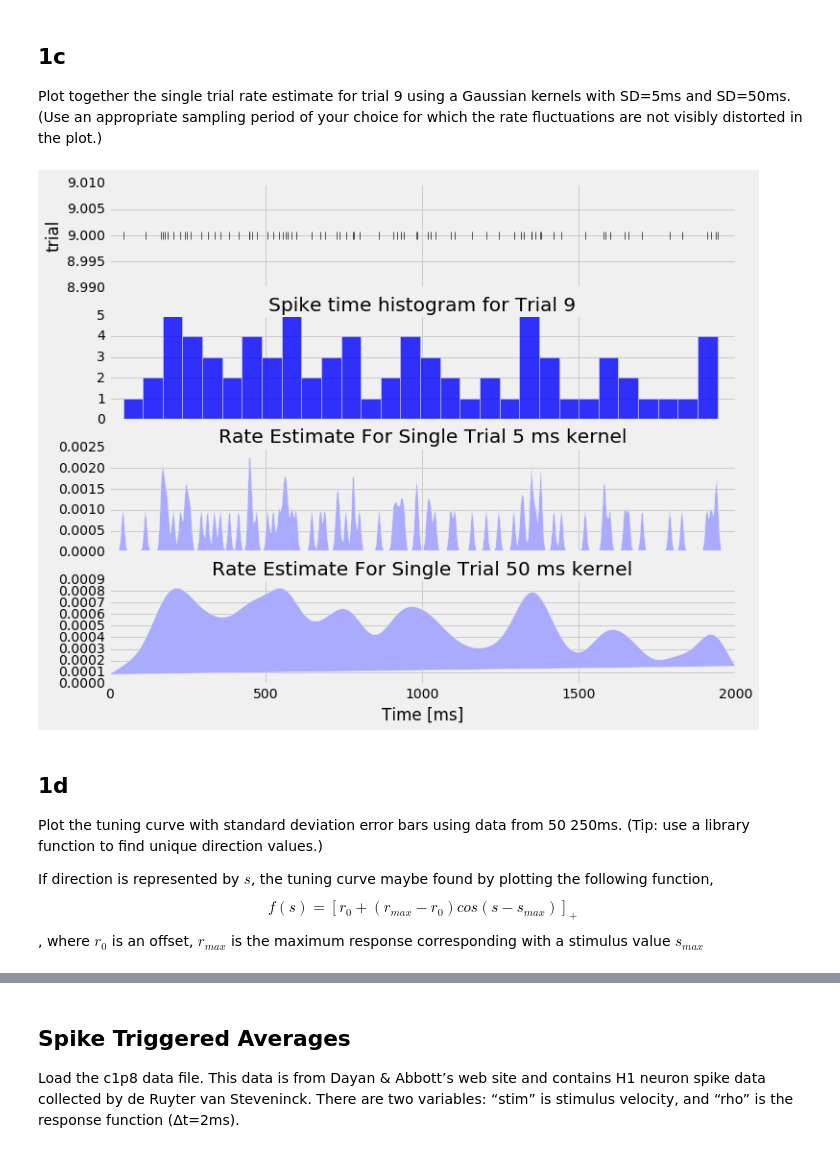
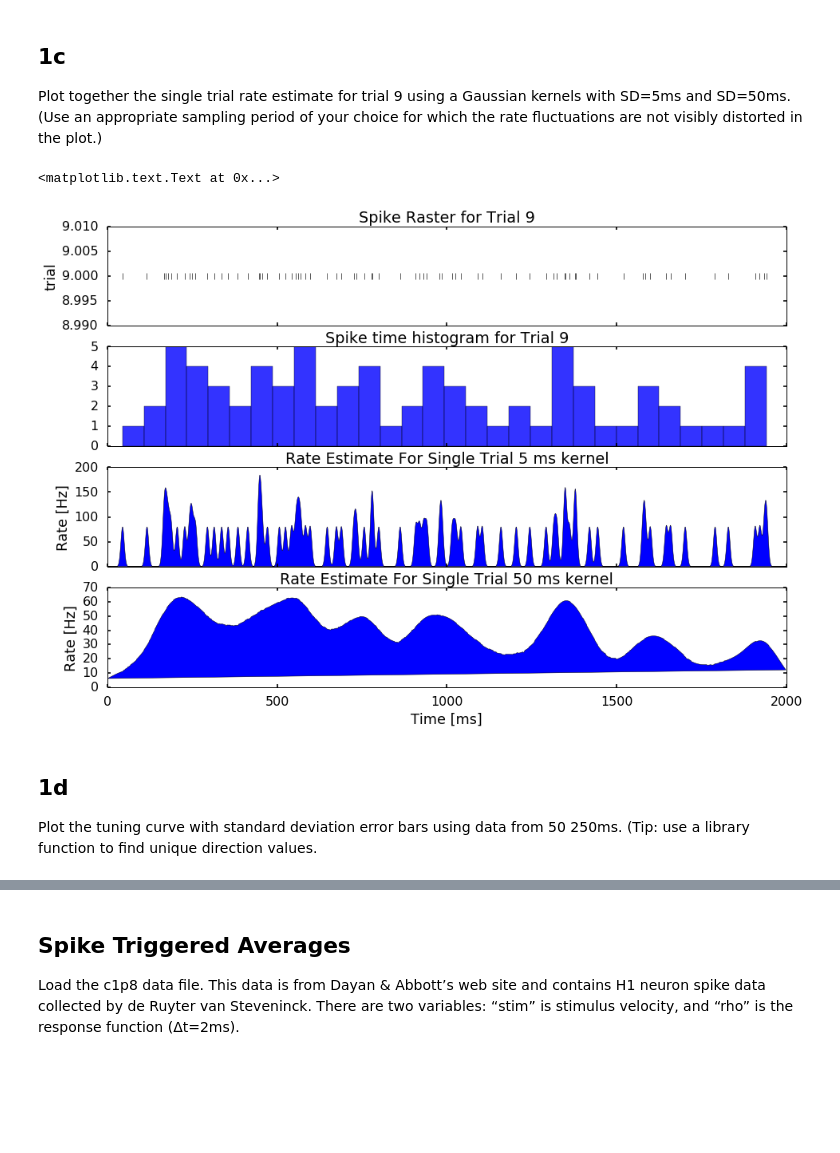
Before and after one commit to prajnak/syde552_neuron_responses, a Jupyter notebook: 20402024_Neuron_Responses_assignment.ipynb, the cells around one changed output, grey strips where cells are left out. Saved outputs shown, nothing was run; the diff lists cells and outputs as text; code cells hidden in the pictures; blank space fills up the shorter version.

```diff
--- a/20402024_Neuron_Responses_assignment.ipynb
+++ b/20402024_Neuron_Responses_assignment.ipynb
@@ -14,7 +17,7 @@ from scipy.stats import norm
 from scipy.stats import describe
 from sklearn.neighbors import KernelDensity
 
-rcParams['figure.figsize'] = 10, 8
+rcParams['figure.figsize'] = 10, 8aa
 rcParams['figure.dpi'] = 300;
-rcParams['lines.linewidth'] = 2.2;
-plt.style.use('fivethirtyeight');
+# rcParams['lines.linewidth'] = 2.2;
+plt.style.use('seaborn-poster');
@@ -84,7 +60,8 @@ for j in range(0, directions.shape[1]):
         dict1 = {'trial': j+1, 'direction': direcn.tolist()[0],
                  'timestamp': sp.tolist()[0]};
         sp_tr_list.append(dict1);
-df = pandas.DataFrame(sp_tr_list, index=np.arange(0, num_rows), columns = df_cols);
+df = pandas.DataFrame(sp_tr_list, index=np.arange(0, num_rows),
+                      columns = df_cols);
 # %% [markdown]
 ## 1b
 Plot the spike raster and multi trial firing rate (5ms bins) for 0° trials.
@@ -133,49 +100,57 @@ Plot together the single trial rate estimate for trial 9 using a Gaussian
 kernels with SD=5ms and SD=50ms. (Use an appropriate sampling period of your choice for which the rate fluctuations are not visibly distorted in the plot.)
 # %%
 t9_df = df[df.trial == 9];
+t9_sptr = np.zeros(2000);
+for ts in t9_df.timestamp.tolist():
+    t9_sptr[int(ts)] = 1;
 
 num_bins2 = 30
 fig1, axx = plt.subplots(4,1, sharex=True)
 fig1.tight_layout();
-t9_df.plot(kind='scatter', ax=axx[0], x='timestamp', y = 'trial', marker='|', alpha=0.8,
-                   s=np.ones(len(t9_df))*60, linewidth=.8, color='k')
+t9_df.plot(kind='scatter', ax=axx[0], x='timestamp', y = 'trial', marker='|',
+           alpha=0.8, s=np.ones(len(t9_df))*60, linewidth=.8, color='k')
 # t9_df.timestamp.hist(ax=axx[1], bins = int(num_bins2), histtype='step');
 plot_psth(t9_df.timestamp.values, num_bins2, axx[1]);
+axx[0].set_title('Spike Raster for Trial 9')
 axx[1].set_title('Spike time histogram for Trial 9');
 
 
 std_dev1 = 5;
 std_dev2 = 50; # in seconds
-len_gauss = 5;
+len_gauss = 60;
 
-# counts, binedges = np.histogram(zrdf['timestamp'], bins=int(num_bins));
+window1 = scipy.signal.gaussian(M=len_gauss/2, std=std_dev1);
+window1 /= window1.sum()
+smooth1 = np.convolve(t9_sptr, window1, 'same')*1000
+axx[2].fill(smooth1)
 
-x_plot = np.linspace(0, 2000, num_bins)[:, np.newaxis]
-x_fit = t9_df.timestamp.reshape(-1,1);
+window2 = scipy.signal.gaussian(M=len_gauss*4, std=std_dev2);
+window2 /= window2.sum()
+smooth2 = np.convolve(t9_sptr, window2, 'same')*1000
+axx[3].fill(smooth2)
 
-kde_1 = KernelDensity(kernel='gaussian', bandwidth=std_dev1).fit(x_fit);
-smooth1 = np.exp(kde_1.score_samples(x_plot));
-axx[2].fill(x_plot[:, 0], smooth1, fc='#AAAAFF')
 axx[2].set_title('Rate Estimate For Single Trial 5 ms kernel');
-axx[2].set_xlim([0, 2000])
+axx[2].set_ylabel('Rate [Hz]');
 
-kde_2 = KernelDensity(kernel='gaussian', bandwidth=std_dev2).fit(x_fit);
-smooth2 = np.exp(kde_2.score_samples(x_plot));
-axx[3].fill(x_plot[:, 0], smooth2, fc='#AAAAFF')
 axx[3].set_title('Rate Estimate For Single Trial 50 ms kernel');
-axx[3].set_xlim([0, 2000]);
 axx[3].set_xlabel('Time [ms]');
+axx[3].set_ylabel('Rate [Hz]');
 
-
-plt.show()
+# fgg, axp = plt.subplots(1,1, figsize=[4,4]);
+# axp.plot(window1);
+# axp.plot(window2);
+# # recompute the ax.dataLim
+# axp.relim()
+# # update ax.viewLim using the new dataLim
+# axp.autoscale_view()
+# plt.draw()
+# plt.show()
 # %% [output]
+<matplotlib.text.Text at 0x...>
-[figure, old version]
+[figure, new version]
 # %% [markdown]
 ## 1d
-Plot the tuning curve with standard deviation error bars using data from 50 250ms. (Tip: use a library function to find unique direction values.)
-
-If direction is represented by $s$, the tuning curve maybe found by plotting the following function,
-$$f(s) = [r_0 +(r_{max} - r_0)cos(s−s_{max})]_+ $$, where $r_0$ is an offset, $r_{max}$ is the maximum response corresponding with a stimulus value $s_{max}$
+Plot the tuning curve with standard deviation error bars using data from 50 250ms. (Tip: use a library function to find unique direction values.
 # %%
 all_directons = list(set(df.direction));
 duration = 0.2; #in seconds from 50ms to 250ms
```
Also changed, not shown: parts of 18 cells of this notebook, 1 other file.
